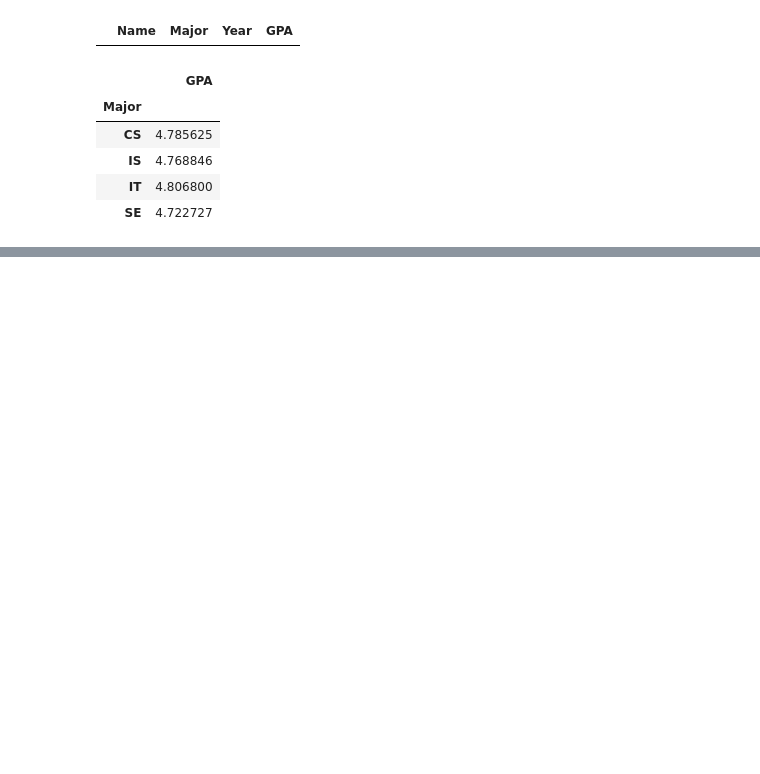
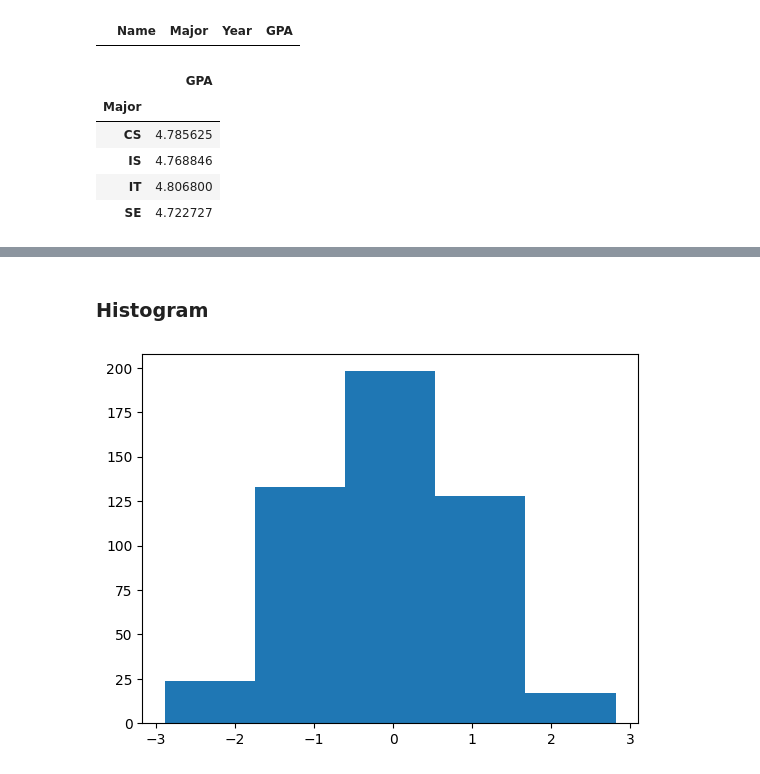
Before and after one commit to Hassan-Ahlgamdi/python-notes, a Jupyter notebook: notes.ipynb, the cells around one changed output, grey strips where cells are left out. Cells and saved outputs as stored; diff of their text form; code cells hidden in the pictures; blank space fills up the shorter version.

```diff
--- a/notes.ipynb
+++ b/notes.ipynb
@@ -600,0 +629,12 @@ df3[['Major', 'GPA']].groupby('Major').mean()
+# %% [markdown]
+### Histogram
+# %%
+# drawing Histogram using matplotlib
+ar = np.random.randn(500)
+plt.hist(ar,5);
+# some properties are
+# - bins -> number of bins and there start and end points as shown below
+# - facecolor -> color of bins
+# - edgecolor -> color of bins's edges
+# %% [output]
+[figure, added]
```
Also changed, not shown: parts of 10 cells of this notebook.
